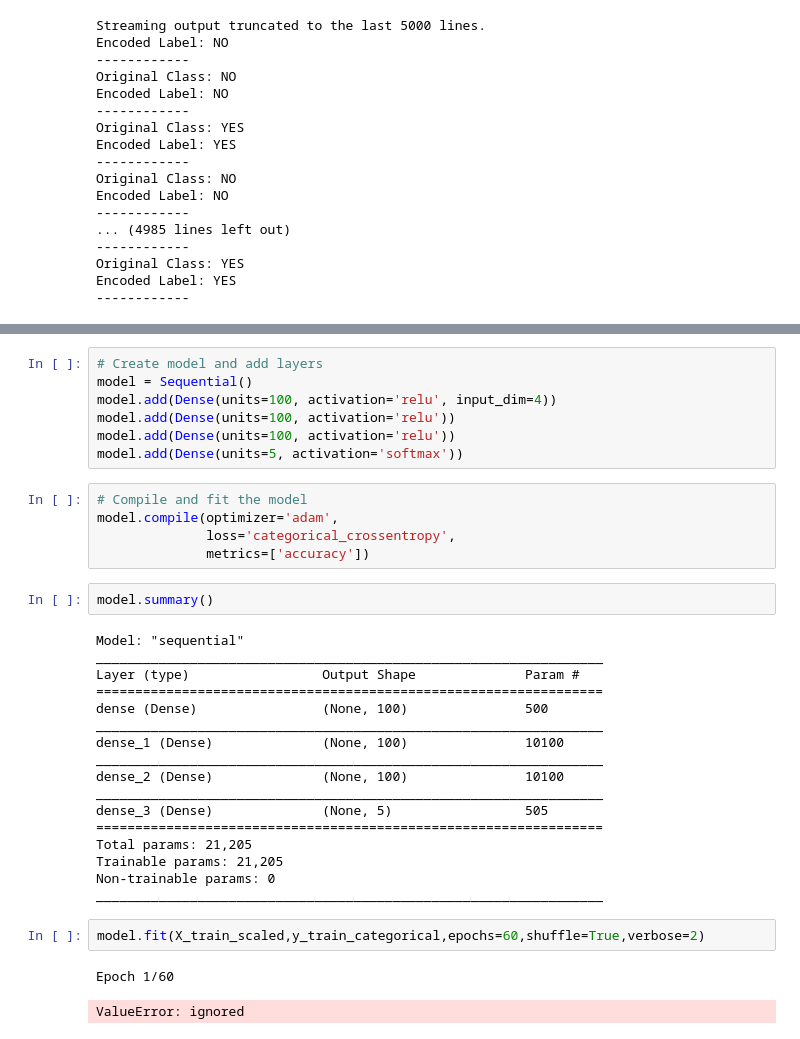
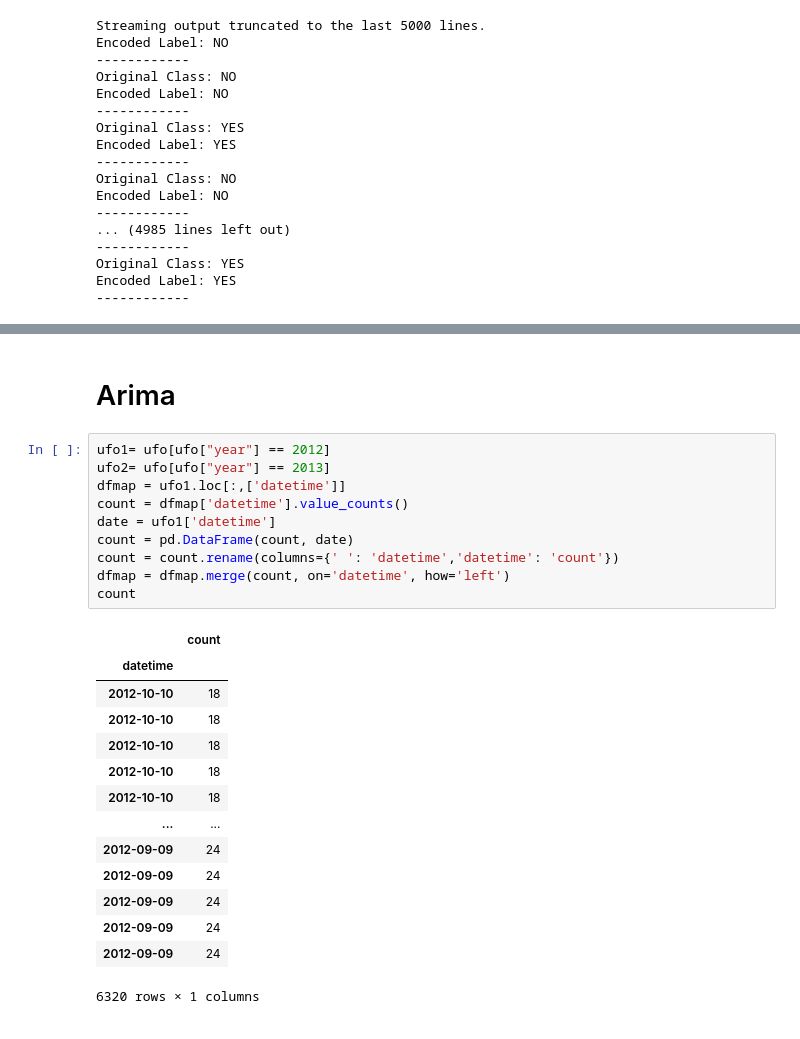
Before and after one commit to larregui/IST718-Project, a Jupyter notebook: UFO_Classifier.ipynb, the cells around one changed output, grey strips where cells are left out. Drawn from its saved outputs; the diff is of its cells as text.

```diff
--- a/UFO_Classifier.ipynb
+++ b/UFO_Classifier.ipynb
@@ -295,36 +257,27 @@ from tensorflow.keras.layers import Dense
-# %%
-# Create model and add layers
-model = Sequential()
-model.add(Dense(units=100, activation='relu', input_dim=4))
-model.add(Dense(units=100, activation='relu'))
-model.add(Dense(units=100, activation='relu'))
-model.add(Dense(units=5, activation='softmax'))
-# %%
-# Compile and fit the model
-model.compile(optimizer='adam',
-              loss='categorical_crossentropy',
-              metrics=['accuracy'])
-# %%
-model.summary()
-# %% [output]
-Model: "sequential"
-_________________________________________________________________
-Layer (type)                 Output Shape              Param #
-=================================================================
-dense (Dense)                (None, 100)               500
-_________________________________________________________________
-dense_1 (Dense)              (None, 100)               10100
-_________________________________________________________________
-dense_2 (Dense)              (None, 100)               10100
-_________________________________________________________________
-dense_3 (Dense)              (None, 5)                 505
-=================================================================
-Total params: 21,205
-Trainable params: 21,205
-Non-trainable params: 0
-_________________________________________________________________
-# %%
-model.fit(X_train_scaled,y_train_categorical,epochs=60,shuffle=True,verbose=2)
-# %% [output]
-Epoch 1/60
-ValueError: ignored
+# %% [markdown]
+# Arima
+# %%
+ufo1= ufo[ufo["year"] == 2012]
+ufo2= ufo[ufo["year"] == 2013]
+dfmap = ufo1.loc[:,['datetime']]
+count = dfmap['datetime'].value_counts()
+date = ufo1['datetime']
+count = pd.DataFrame(count, date)
+count = count.rename(columns={' ': 'datetime','datetime': 'count'})
+dfmap = dfmap.merge(count, on='datetime', how='left')
+count
+# %% [output]
+|  | count |
+| datetime |  |
+| 2012-10-10 | 18 |
+| 2012-10-10 | 18 |
+| 2012-10-10 | 18 |
+| 2012-10-10 | 18 |
+| 2012-10-10 | 18 |
+| ... | ... |
+| 2012-09-09 | 24 |
+| 2012-09-09 | 24 |
+| 2012-09-09 | 24 |
+| 2012-09-09 | 24 |
+| 2012-09-09 | 24 |
+6320 rows × 1 columns
```
Also changed, not shown: parts of 14 cells of this notebook.
